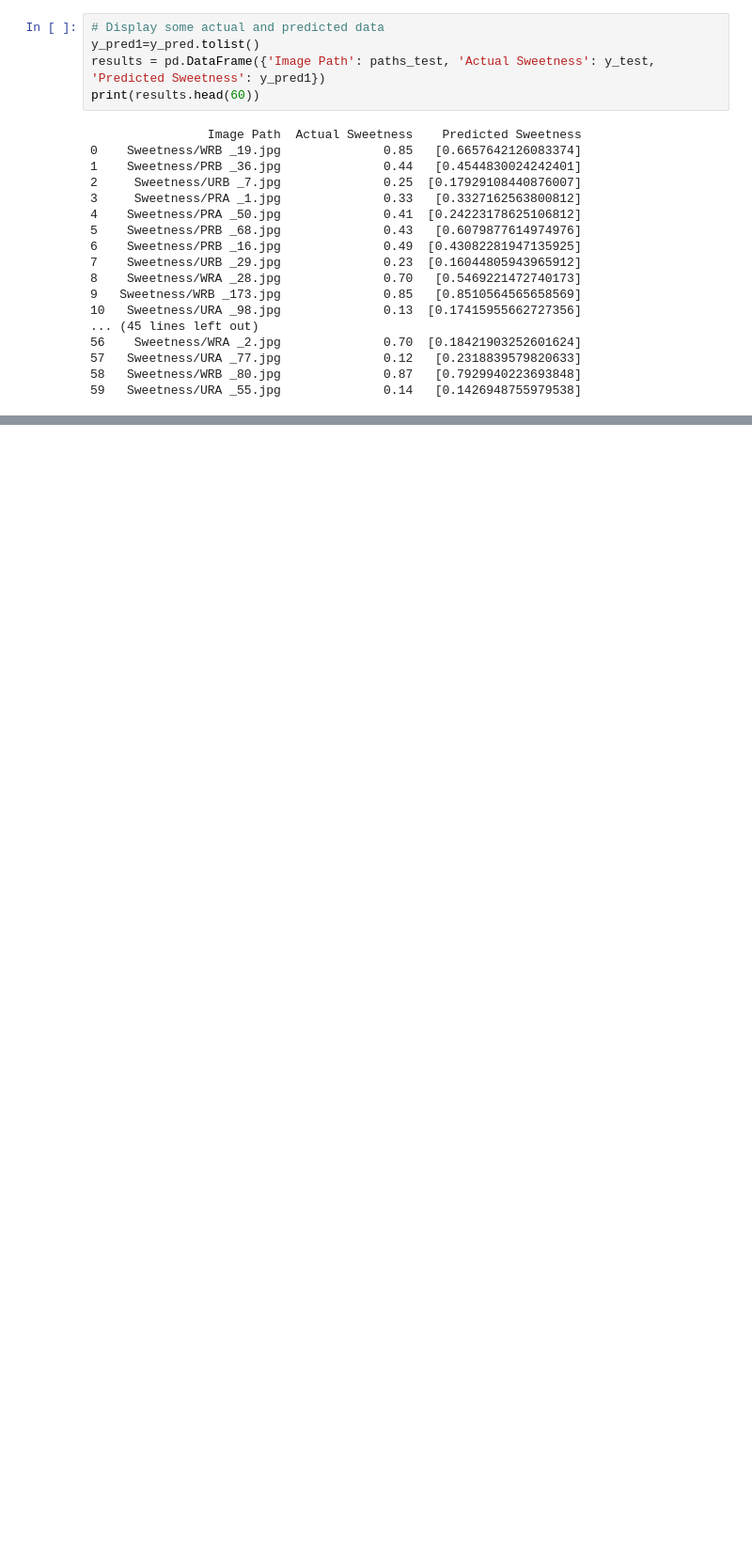
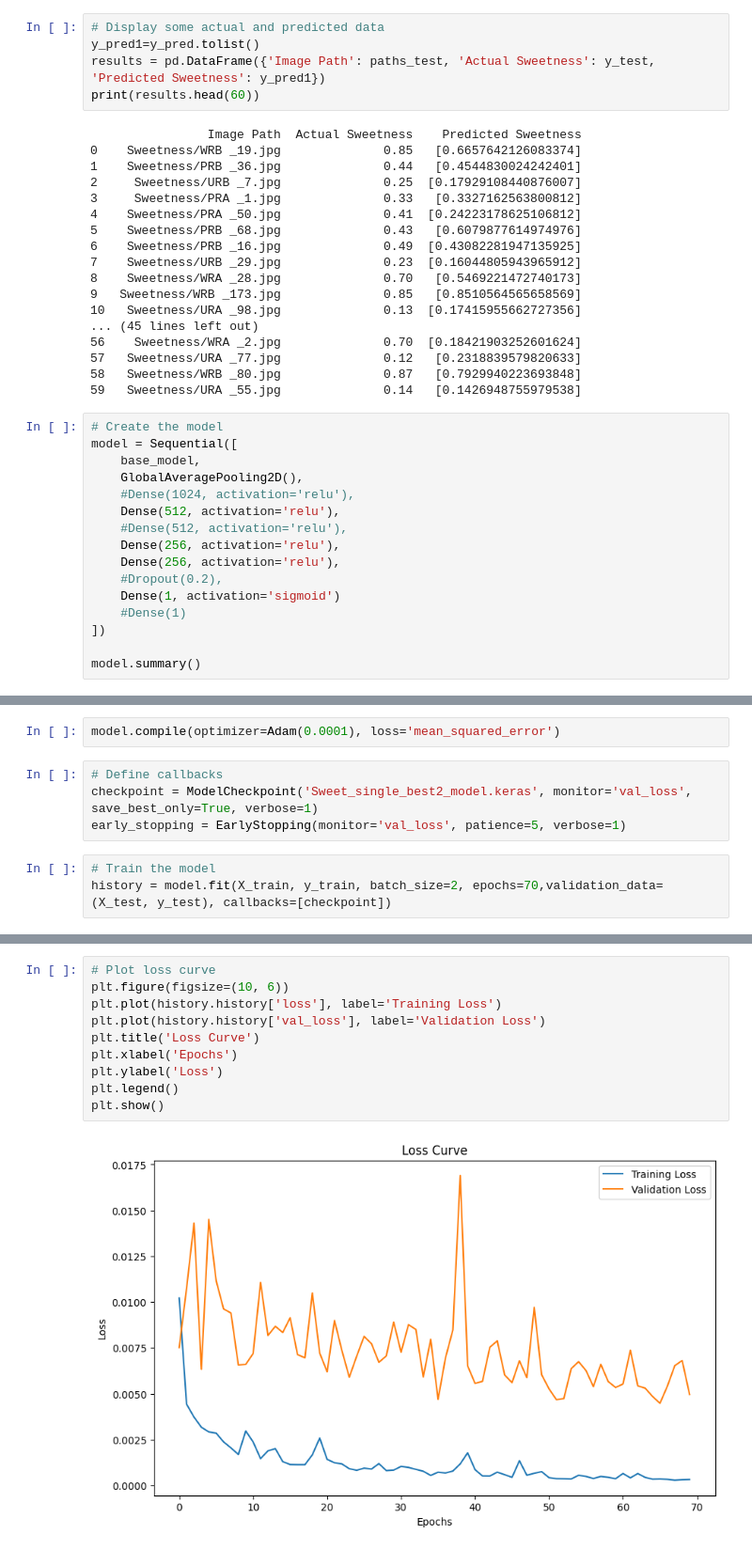
Before and after one commit to Abenayaa04/fruit-detection-yolov8, a Jupyter notebook: sweetness.ipynb, the cells around one changed output, grey strips where cells are left out. Shown: that part at 94% size. Cells and saved outputs as stored; diff of their text form; blank space fills up the shorter version.

Commit message:
Kaggle Notebook | sweetness | Version 3

```diff
--- a/sweetness.ipynb
+++ b/sweetness.ipynb
@@ -490,3 +490,19 @@ print(results.head(60))
 57   Sweetness/URA _77.jpg              0.12   [0.2318839579820633]
 58   Sweetness/WRB _80.jpg              0.87   [0.7929940223693848]
 59   Sweetness/URA _55.jpg              0.14   [0.1426948755979538]
+# %%
+# Create the model
+model = Sequential([
+    base_model,
+    GlobalAveragePooling2D(),
+    #Dense(1024, activation='relu'),
+    Dense(512, activation='relu'),
+    #Dense(512, activation='relu'),
+    Dense(256, activation='relu'),
+    Dense(256, activation='relu'),
+    #Dropout(0.2),
+    Dense(1, activation='sigmoid')
+    #Dense(1)
+])
+
+model.summary()
@@ -492,0 +530,9 @@ print(results.head(60))
+# %%
+model.compile(optimizer=Adam(0.0001), loss='mean_squared_error')
+# %%
+# Define callbacks
+checkpoint = ModelCheckpoint('Sweet_single_best2_model.keras', monitor='val_loss', save_best_only=True, verbose=1)
+early_stopping = EarlyStopping(monitor='val_loss', patience=5, verbose=1)
+# %%
+# Train the model
+history = model.fit(X_train, y_train, batch_size=2, epochs=70,validation_data=(X_test, y_test), callbacks=[checkpoint])
@@ -492,0 +592,12 @@ print(results.head(60))
+# %%
+# Plot loss curve
+plt.figure(figsize=(10, 6))
+plt.plot(history.history['loss'], label='Training Loss')
+plt.plot(history.history['val_loss'], label='Validation Loss')
+plt.title('Loss Curve')
+plt.xlabel('Epochs')
+plt.ylabel('Loss')
+plt.legend()
+plt.show()
+# %% [output]
+[figure, added]
```
Also changed, not shown: parts of 9 cells of this notebook.
